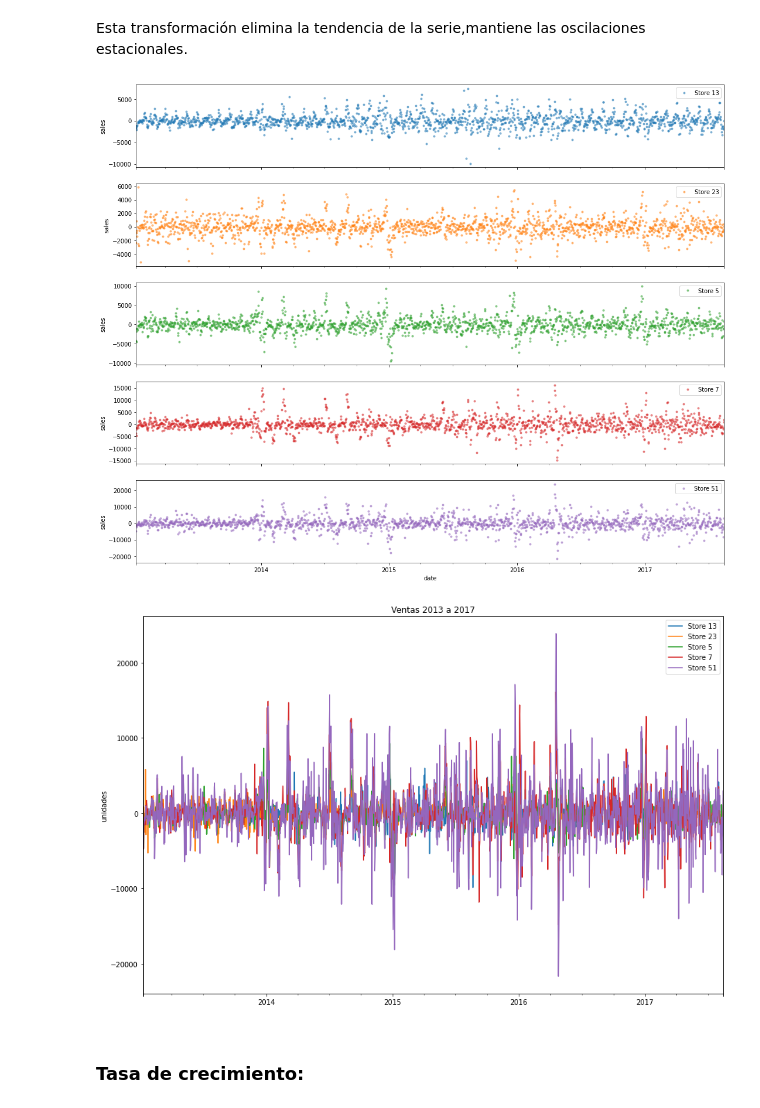
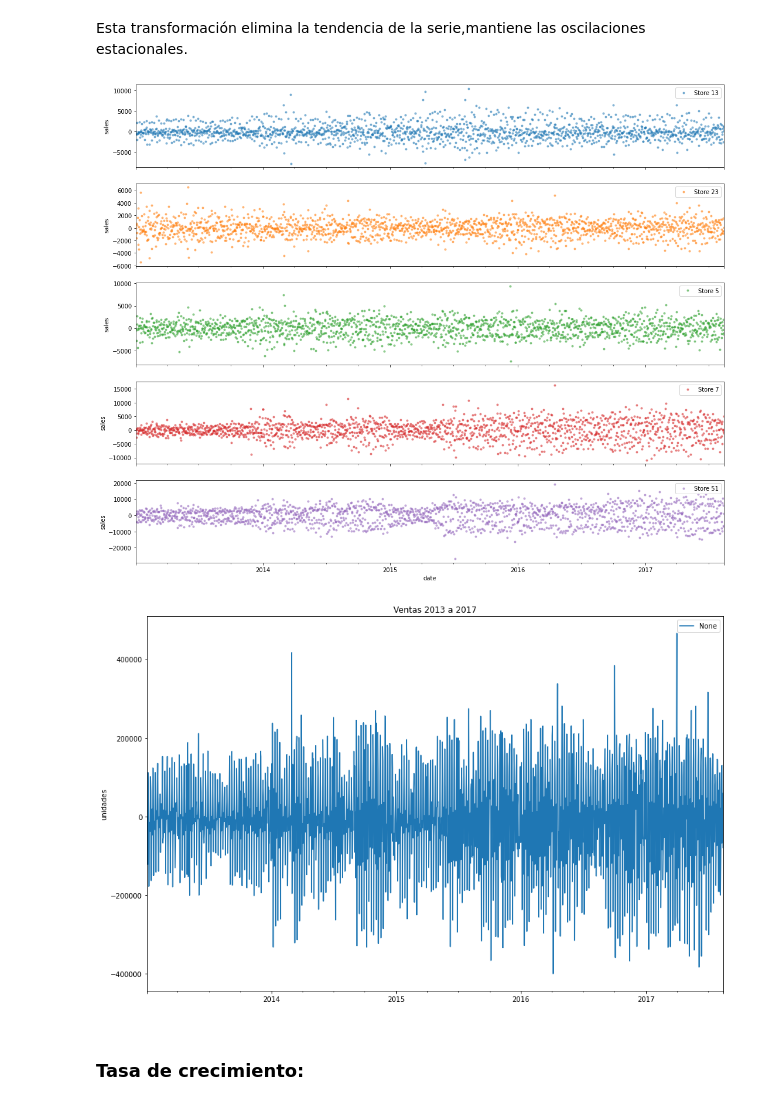
Before and after one commit to CHRISTIANDAGATTI/Mentoria_Series_Temporales, a Jupyter notebook: TP2_analisis_y_curacion.ipynb, the cells around one changed output. Drawn from its saved outputs; the diff is of its cells as text; code cells hidden in the pictures.

```diff
--- a/TP2_analisis_y_curacion.ipynb
+++ b/TP2_analisis_y_curacion.ipynb
@@ -138,5 +120,5 @@ dtype: int64
 # %%
 #Seleccion de las sucursales que tienen ventas desde el inicio de la serie
-# cols = count_zeros[count_zeros < 6]
-# cols_lista = cols.index
-# df_filtered = df[cols_lista]
+cols = count_zeros[count_zeros < 6]
+cols_lista = cols.index
+df_filtered = df[cols_lista]
@@ -190,7 +159,12 @@ def to_features(df):
+# %%
+#Seleccion de las mismas 5 Stores del TP1 (muestra)
+cols = ['Store 13', 'Store 23', 'Store 5', 'Store 7', 'Store 51']
+df_filtered_full = df_filtered.copy()
+df_filtered = df_filtered[cols]
 # %% [markdown]
 ## **Serie Agregada:**
 # %%
-df_agg = df_filtered.sum(axis=1)
+df_agg = df_filtered_full.sum(axis=1)
 df_agg.head()
 # %% [output]
 date
@@ -293,7 +286,7 @@ Esta transformación elimina la tendencia de la serie,mantiene las oscilaciones
 # %%
 # Diferencias
 
-df_diff = df_filtered.diff(7).dropna()
+df_diff = df_filtered.diff(1).dropna()
 
 # plt.figure(figsize=(10, 6))
 # sns.boxenplot(data=to_features(df_diff), x='Sales', y='Store',
@@ -319,4 +312,4 @@ axes = df_diff.plot(marker='.', alpha=0.5, linestyle='None', figsize=(18, 15), s
 for ax in axes:
     ax.set_ylabel('sales')
 # %% [output]
-[figure, old version]
+[figure, new version]
@@ -330,9 +316,9 @@ def figura(datos, titulo, y):
 # %%
-figura(df_diff,
+figura(df_agg.diff(1).dropna(),
        'Ventas 2013 a 2017',
        'unidades');
 # %% [output]
-[figure, old version]
+[figure, new version]
 # %% [markdown]
 ### **Tasa de crecimiento:**
 # %%
```
Also changed, not shown: parts of 45 cells of this notebook.
